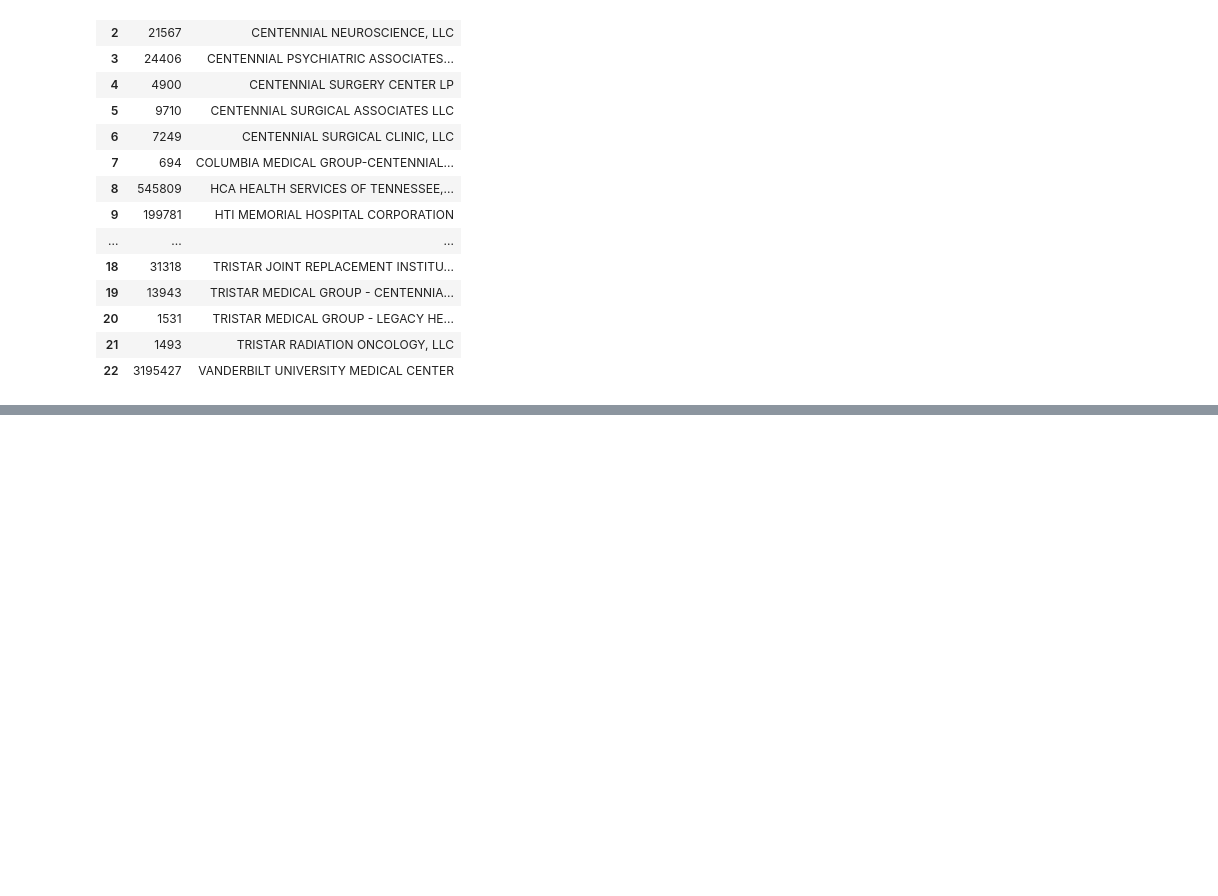
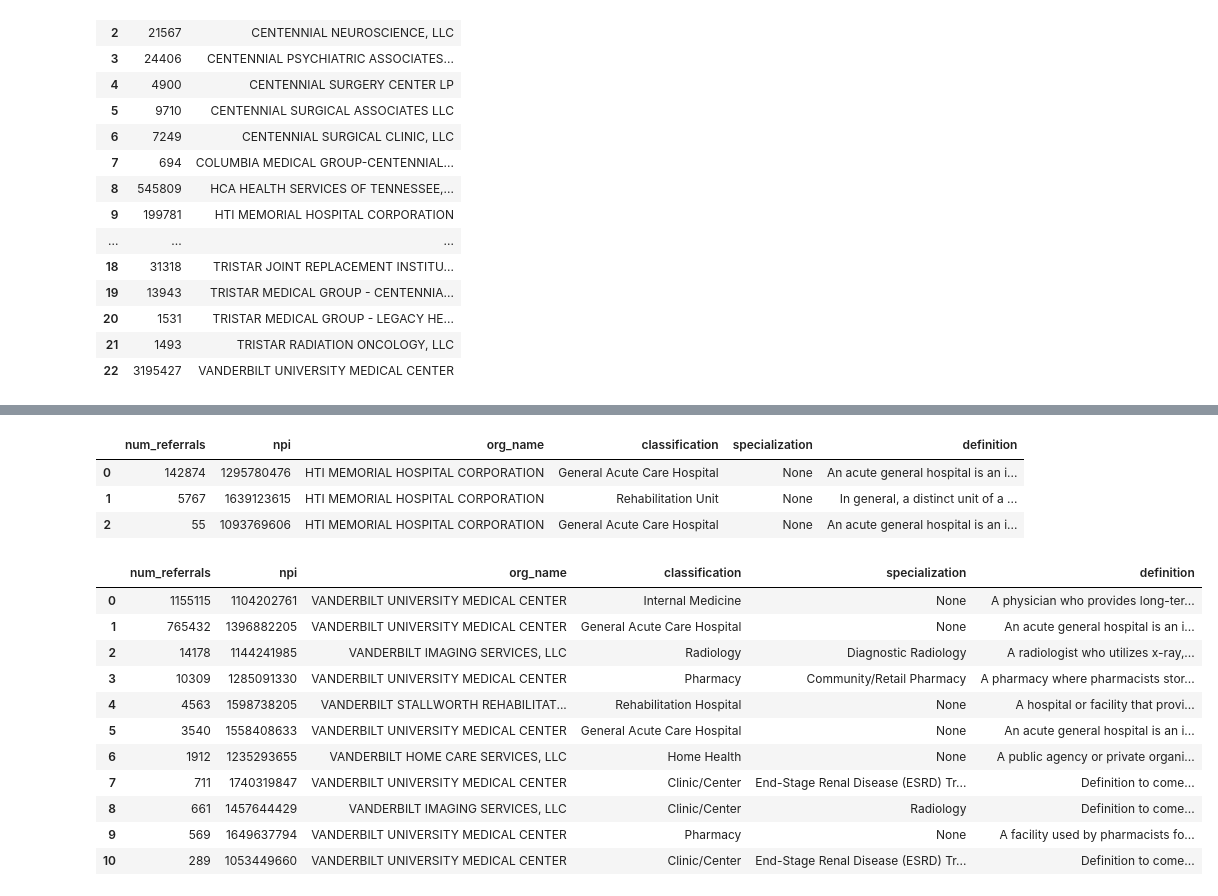
Before and after one commit to nss-data-science-cohort-4/hcbb_hop_team-aac_dog_moms, a Jupyter notebook: data_az_nash_hospitals.ipynb, the cells around one changed output, grey strips where cells are left out. Drawn from its saved outputs; the diff is of its cells as text; code cells hidden in the pictures; blank space fills up the shorter version.

```diff
--- a/data_az_nash_hospitals.ipynb
+++ b/data_az_nash_hospitals.ipynb
@@ -427,0 +460,24 @@ allrefs
+# %%
+db = sqlite3.connect('data/nppes_lite.sqlite')
+
+query='''
+WITH npi_tax AS (SELECT *
+FROM nppes AS n
+JOIN nucc_taxonomy AS t
+ON n.taxonomy_code = t.code
+WHERE entity_type_code = 2 AND city = 'NASHVILLE'AND org_name LIKE '%VANDERBILT%'),
+
+npitr AS (SELECT *
+FROM hop_team AS h
+JOIN npi_tax AS n
+ON h.to_npi = n.npi)
+
+SELECT SUM(patient_count) AS num_referrals, npi, org_name, classification, specialization, definition
+FROM npitr
+GROUP BY npi, org_name, classification, specialization, definition
+ORDER BY num_referrals DESC
+'''
+
+vandy = pd.read_sql(query,db)
+
+db.close()
@@ -427,0 +532,22 @@ allrefs
+# %%
+hti #1295780476 1093769606
+# %% [output]
+|  | num_referrals | npi | org_name | classification | specialization | definition |
+| 0 | 142874 | 1295780476 | HTI MEMORIAL HOSPITAL CORPORATION | General Acute Care Hospital | None | An acute general hospital is an i... |
+| 1 | 5767 | 1639123615 | HTI MEMORIAL HOSPITAL CORPORATION | Rehabilitation Unit | None | In general, a distinct unit of a ... |
+| 2 | 55 | 1093769606 | HTI MEMORIAL HOSPITAL CORPORATION | General Acute Care Hospital | None | An acute general hospital is an i... |
+# %%
+vandy #1437194669 1629025648 1780778969
+# %% [output]
+|  | num_referrals | npi | org_name | classification | specialization | definition |
+| 0 | 1155115 | 1104202761 | VANDERBILT UNIVERSITY MEDICAL CENTER | Internal Medicine | None | A physician who provides long-ter... |
+| 1 | 765432 | 1396882205 | VANDERBILT UNIVERSITY MEDICAL CENTER | General Acute Care Hospital | None | An acute general hospital is an i... |
+| 2 | 14178 | 1144241985 | VANDERBILT IMAGING SERVICES, LLC | Radiology | Diagnostic Radiology | A radiologist who utilizes x-ray,... |
+| 3 | 10309 | 1285091330 | VANDERBILT UNIVERSITY MEDICAL CENTER | Pharmacy | Community/Retail Pharmacy | A pharmacy where pharmacists stor... |
+| 4 | 4563 | 1598738205 | VANDERBILT STALLWORTH REHABILITAT... | Rehabilitation Hospital | None | A hospital or facility that provi... |
+| 5 | 3540 | 1558408633 | VANDERBILT UNIVERSITY MEDICAL CENTER | General Acute Care Hospital | None | An acute general hospital is an i... |
+| 6 | 1912 | 1235293655 | VANDERBILT HOME CARE SERVICES, LLC | Home Health | None | A public agency or private organi... |
+| 7 | 711 | 1740319847 | VANDERBILT UNIVERSITY MEDICAL CENTER | Clinic/Center | End-Stage Renal Disease (ESRD) Tr... | Definition to come... |
+| 8 | 661 | 1457644429 | VANDERBILT IMAGING SERVICES, LLC | Clinic/Center | Radiology | Definition to come... |
+| 9 | 569 | 1649637794 | VANDERBILT UNIVERSITY MEDICAL CENTER | Pharmacy | None | A facility used by pharmacists fo... |
+| 10 | 289 | 1053449660 | VANDERBILT UNIVERSITY MEDICAL CENTER | Clinic/Center | End-Stage Renal Disease (ESRD) Tr... | Definition to come... |
```
Also changed, not shown: parts of 11 cells of this notebook.
